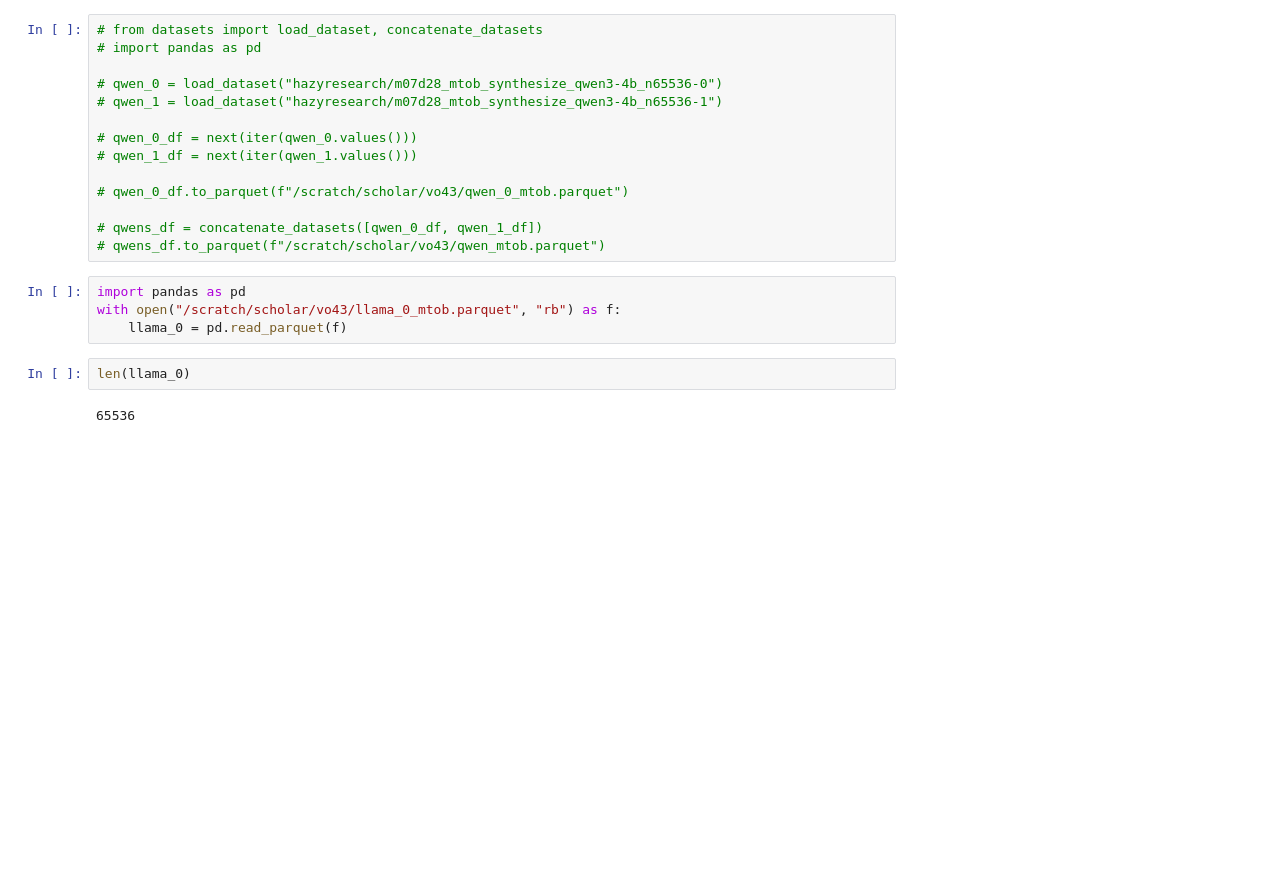
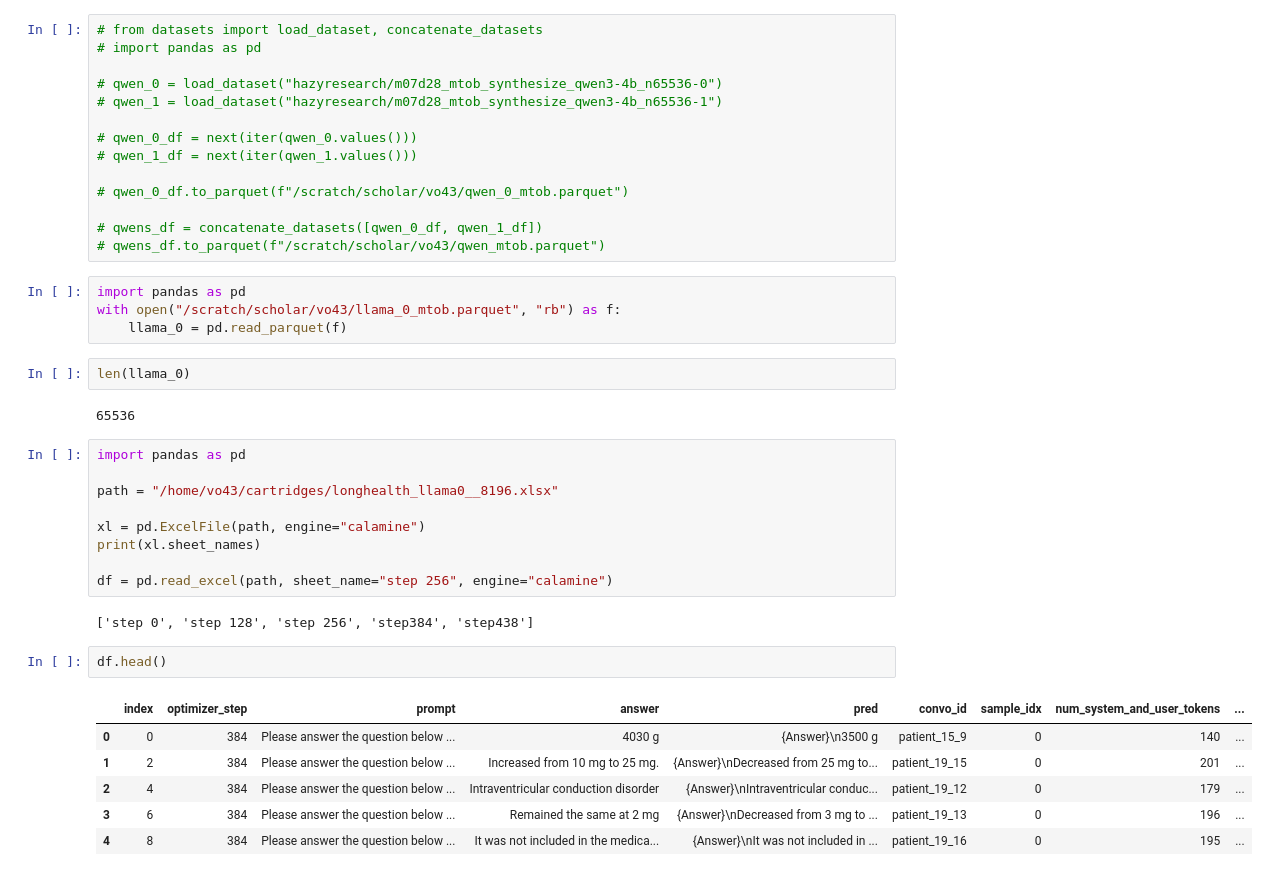
Before and after one commit to qtris123/cartridges, a Jupyter notebook: explore.ipynb, the cells around one changed output. Cells and saved outputs as stored; diff of their text form; blank space fills up the shorter version.

```diff
--- a/explore.ipynb
+++ b/explore.ipynb
@@ -78,4 +404,24 @@ with open("/scratch/scholar/vo43/llama_0_mtob.parquet", "rb") as f:
 len(llama_0)
 # %% [output]
 65536
+# %%
+import pandas as pd
+
+path = "/home/vo43/cartridges/longhealth_llama0__8196.xlsx"
+
+xl = pd.ExcelFile(path, engine="calamine")
+print(xl.sheet_names)
+
+df = pd.read_excel(path, sheet_name="step 256", engine="calamine")
+# %% [output]
+['step 0', 'step 128', 'step 256', 'step384', 'step438']
+# %%
+df.head()
+# %% [output]
+|  | index | optimizer_step | prompt | answer | pred | convo_id | sample_idx | num_system_and_user_tokens | ... |
+| 0 | 0 | 384 | Please answer the question below ... | 4030 g | {Answer}\n3500 g | patient_15_9 | 0 | 140 | ... |
+| 1 | 2 | 384 | Please answer the question below ... | Increased from 10 mg to 25 mg. | {Answer}\nDecreased from 25 mg to... | patient_19_15 | 0 | 201 | ... |
+| 2 | 4 | 384 | Please answer the question below ... | Intraventricular conduction disorder | {Answer}\nIntraventricular conduc... | patient_19_12 | 0 | 179 | ... |
+| 3 | 6 | 384 | Please answer the question below ... | Remained the same at 2 mg | {Answer}\nDecreased from 3 mg to ... | patient_19_13 | 0 | 196 | ... |
+| 4 | 8 | 384 | Please answer the question below ... | It was not included in the medica... | {Answer}\nIt was not included in ... | patient_19_16 | 0 | 195 | ... |
 # %%
```
Also changed, not shown: parts of 31 cells of this notebook, 1 other file.
